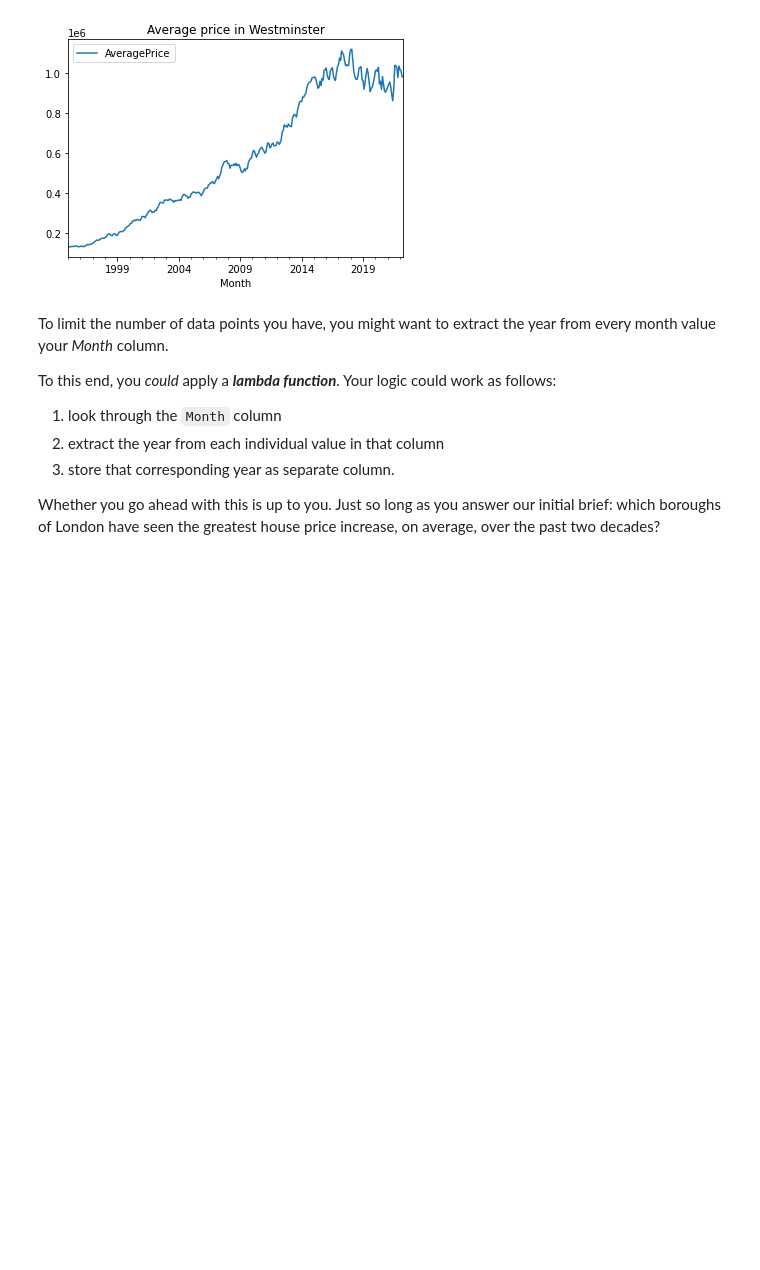
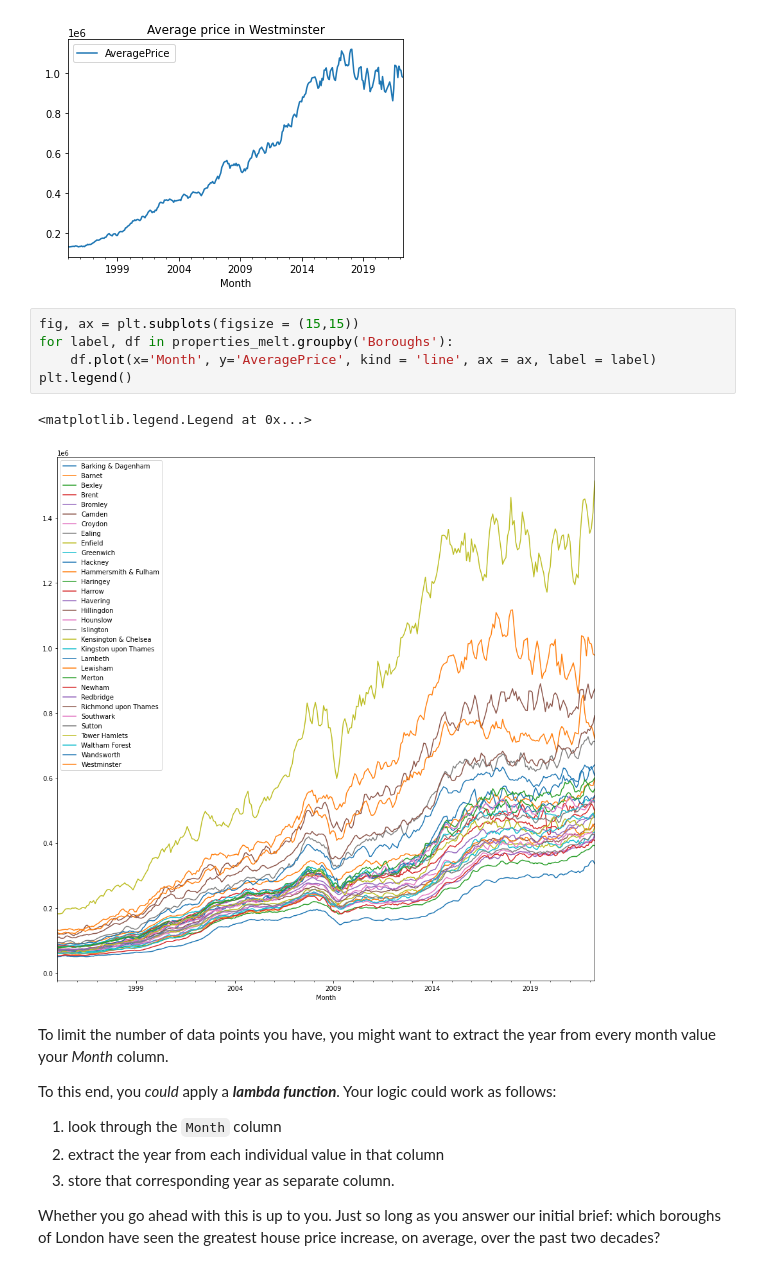
Before and after one commit to rikki731/springboard, a Jupyter notebook: Unit4Challenge-Tier3.ipynb, the cells around one changed output. Drawn from its saved outputs; the diff is of its cells as text; blank space fills up the shorter version.

Commit message:
new plots

```diff
--- a/Unit4Challenge-Tier3.ipynb
+++ b/Unit4Challenge-Tier3.ipynb
@@ -196,6 +204,14 @@ properties_melt[properties_melt['Boroughs'] == 'Westminster'].plot(x='Month', y=
 # %% [output]
 <AxesSubplot:title={'center':'Average price in Westminster'}, xlabel='Month'>
 [figure]
+# %%
+fig, ax = plt.subplots(figsize = (15,15))
+for label, df in properties_melt.groupby('Boroughs'):
+    df.plot(x='Month', y='AveragePrice', kind = 'line', ax = ax, label = label)
+plt.legend()
+# %% [output]
+<matplotlib.legend.Legend at 0x...>
+[figure, added]
 # %% [markdown]
 To limit the number of data points you have, you might want to extract the year from every month value your *Month* column.
 
```
Also changed, not shown: parts of 3 cells of this notebook.
